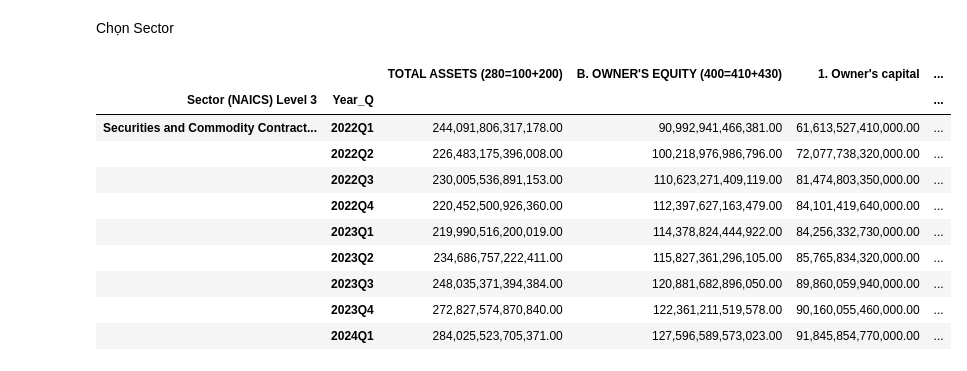
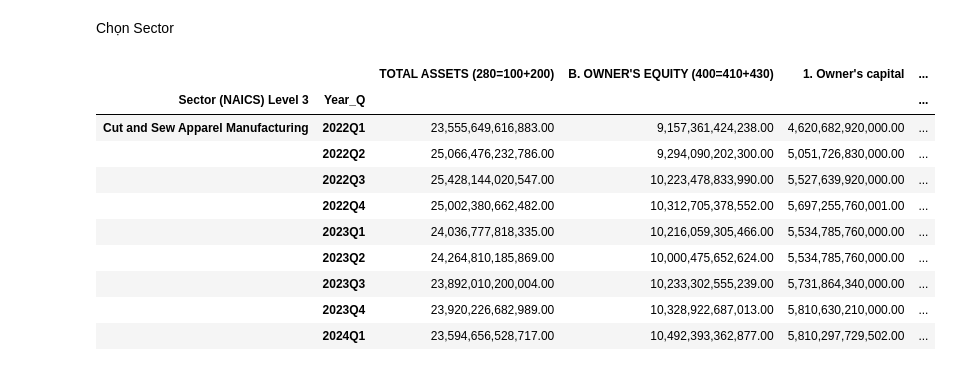
Before and after one commit to mrtotet/Statement_analyst_all_3, a Jupyter notebook: notebooks/data_from_vietstock/analyst.ipynb, the cells around one changed output. Drawn from its saved outputs; the diff is of its cells as text; code cells hidden in the pictures.

```diff
--- a/notebooks/data_from_vietstock/analyst.ipynb
+++ b/notebooks/data_from_vietstock/analyst.ipynb
@@ -152,21 +152,21 @@ Sector_BCTC
 # %% [markdown]
 Chọn Sector
 # %%
-Choose_sector = "Securities and Commodity Contracts Intermediation and Brokerage"
+Choose_sector = "Cut and Sew Apparel Manufacturing"
 Choose_sector_overview = Sector_BCTC.loc[[Choose_sector]]
 Choose_sector_overview
 # %% [output]
 |  |  | TOTAL ASSETS (280=100+200) | B. OWNER'S EQUITY (400=410+430) | 1. Owner's capital | ... |
 | Sector (NAICS) Level 3 | Year_Q |  |  |  | ... |
-| Securities and Commodity Contract... | 2022Q1 | 244,091,806,317,178.00 | 90,992,941,466,381.00 | 61,613,527,410,000.00 | ... |
-|  | 2022Q2 | 226,483,175,396,008.00 | 100,218,976,986,796.00 | 72,077,738,320,000.00 | ... |
-|  | 2022Q3 | 230,005,536,891,153.00 | 110,623,271,409,119.00 | 81,474,803,350,000.00 | ... |
-|  | 2022Q4 | 220,452,500,926,360.00 | 112,397,627,163,479.00 | 84,101,419,640,000.00 | ... |
-|  | 2023Q1 | 219,990,516,200,019.00 | 114,378,824,444,922.00 | 84,256,332,730,000.00 | ... |
-|  | 2023Q2 | 234,686,757,222,411.00 | 115,827,361,296,105.00 | 85,765,834,320,000.00 | ... |
-|  | 2023Q3 | 248,035,371,394,384.00 | 120,881,682,896,050.00 | 89,860,059,940,000.00 | ... |
-|  | 2023Q4 | 272,827,574,870,840.00 | 122,361,211,519,578.00 | 90,160,055,460,000.00 | ... |
-|  | 2024Q1 | 284,025,523,705,371.00 | 127,596,589,573,023.00 | 91,845,854,770,000.00 | ... |
+| Cut and Sew Apparel Manufacturing | 2022Q1 | 23,555,649,616,883.00 | 9,157,361,424,238.00 | 4,620,682,920,000.00 | ... |
+|  | 2022Q2 | 25,066,476,232,786.00 | 9,294,090,202,300.00 | 5,051,726,830,000.00 | ... |
+|  | 2022Q3 | 25,428,144,020,547.00 | 10,223,478,833,990.00 | 5,527,639,920,000.00 | ... |
+|  | 2022Q4 | 25,002,380,662,482.00 | 10,312,705,378,552.00 | 5,697,255,760,001.00 | ... |
+|  | 2023Q1 | 24,036,777,818,335.00 | 10,216,059,305,466.00 | 5,534,785,760,000.00 | ... |
+|  | 2023Q2 | 24,264,810,185,869.00 | 10,000,475,652,624.00 | 5,534,785,760,000.00 | ... |
+|  | 2023Q3 | 23,892,010,200,004.00 | 10,233,302,555,239.00 | 5,731,864,340,000.00 | ... |
+|  | 2023Q4 | 23,920,226,682,989.00 | 10,328,922,687,013.00 | 5,810,630,210,000.00 | ... |
+|  | 2024Q1 | 23,594,656,528,717.00 | 10,492,393,362,877.00 | 5,810,297,729,502.00 | ... |
 # %%
 Choose_sector_detailview = BCTC[BCTC['Sector (NAICS) Level 3']==Choose_sector][["Stock code","Year_Q","TOTAL ASSETS (280=100+200)","1. Owner's capital ",'18. Net profit after tax  (60 = 50 - 51 - 52)','Market_cap']]
 Choose_sector_detailview['Last_Year_Quarter_Profit'] = Choose_sector_detailview.groupby(["Stock code"])['18. Net profit after tax  (60 = 50 - 51 - 52)'].shift(4)  #lay loi nhuan quy cung ky nam truoc
```
Also changed, not shown: parts of 1 cell of this notebook.
